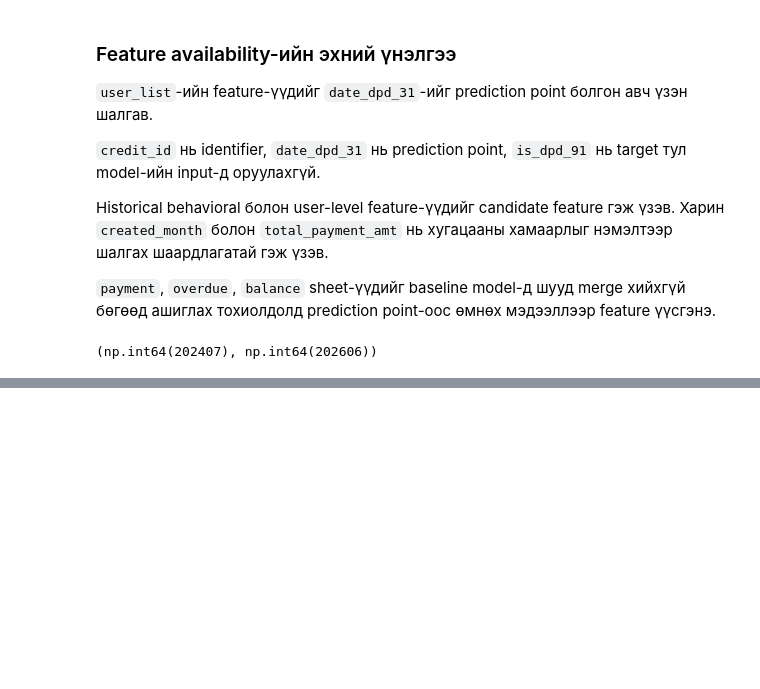
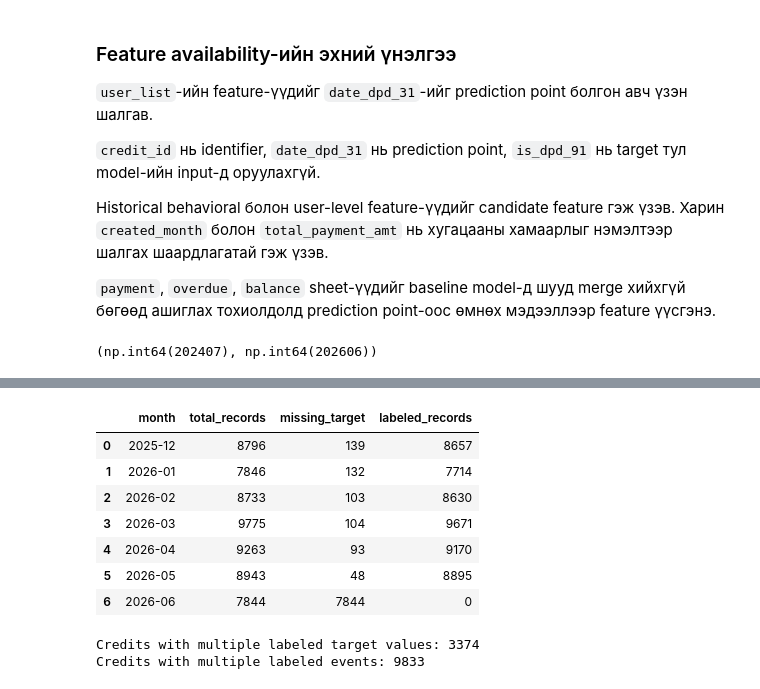
Before and after one commit to Khishigjargal42/toki_ds_task, a Jupyter notebook: notebooks/01_Toki_DPD91_Model.ipynb, the cells around one changed output, grey strips where cells are left out. Drawn from its saved outputs; the diff is of its cells as text; code cells hidden in the pictures; blank space fills up the shorter version.

```diff
--- a/notebooks/01_Toki_DPD91_Model.ipynb
+++ b/notebooks/01_Toki_DPD91_Model.ipynb
@@ -783,0 +955,49 @@ payment_df["created_month"].min(), payment_df["created_month"].max()
+# %%
+target_missing_by_month = (
+    user_list
+    .assign(
+        month=lambda df: df["date_dpd_31"].dt.to_period("M").astype(str)
+    )
+    .groupby("month")
+    .agg(
+        total_records=(target, "size"),
+        missing_target=(target, lambda x: x.isna().sum()),
+        labeled_records=(target, lambda x: x.notna().sum())
+    )
+    .reset_index()
+)
+
+target_missing_by_month
+# %% [output]
+|  | month | total_records | missing_target | labeled_records |
+| 0 | 2025-12 | 8796 | 139 | 8657 |
+| 1 | 2026-01 | 7846 | 132 | 7714 |
+| 2 | 2026-02 | 8733 | 103 | 8630 |
+| 3 | 2026-03 | 9775 | 104 | 9671 |
+| 4 | 2026-04 | 9263 | 93 | 9170 |
+| 5 | 2026-05 | 8943 | 48 | 8895 |
+| 6 | 2026-06 | 7844 | 7844 | 0 |
+# %%
+target_consistency = (
+    user_list[user_list[target].notna()]
+    .groupby("credit_id")[target]
+    .nunique()
+)
+
+print(
+    "Credits with multiple labeled target values:",
+    (target_consistency > 1).sum()
+)
+
+print(
+    "Credits with multiple labeled events:",
+    (target_consistency.index.isin(
+        user_list.loc[user_list[target].notna(), "credit_id"]
+        .value_counts()
+        .loc[lambda x: x > 1]
+        .index
+    )).sum()
+)
+# %% [output]
+Credits with multiple labeled target values: 3374
+Credits with multiple labeled events: 9833
```
Also changed, not shown: parts of 10 cells of this notebook.
